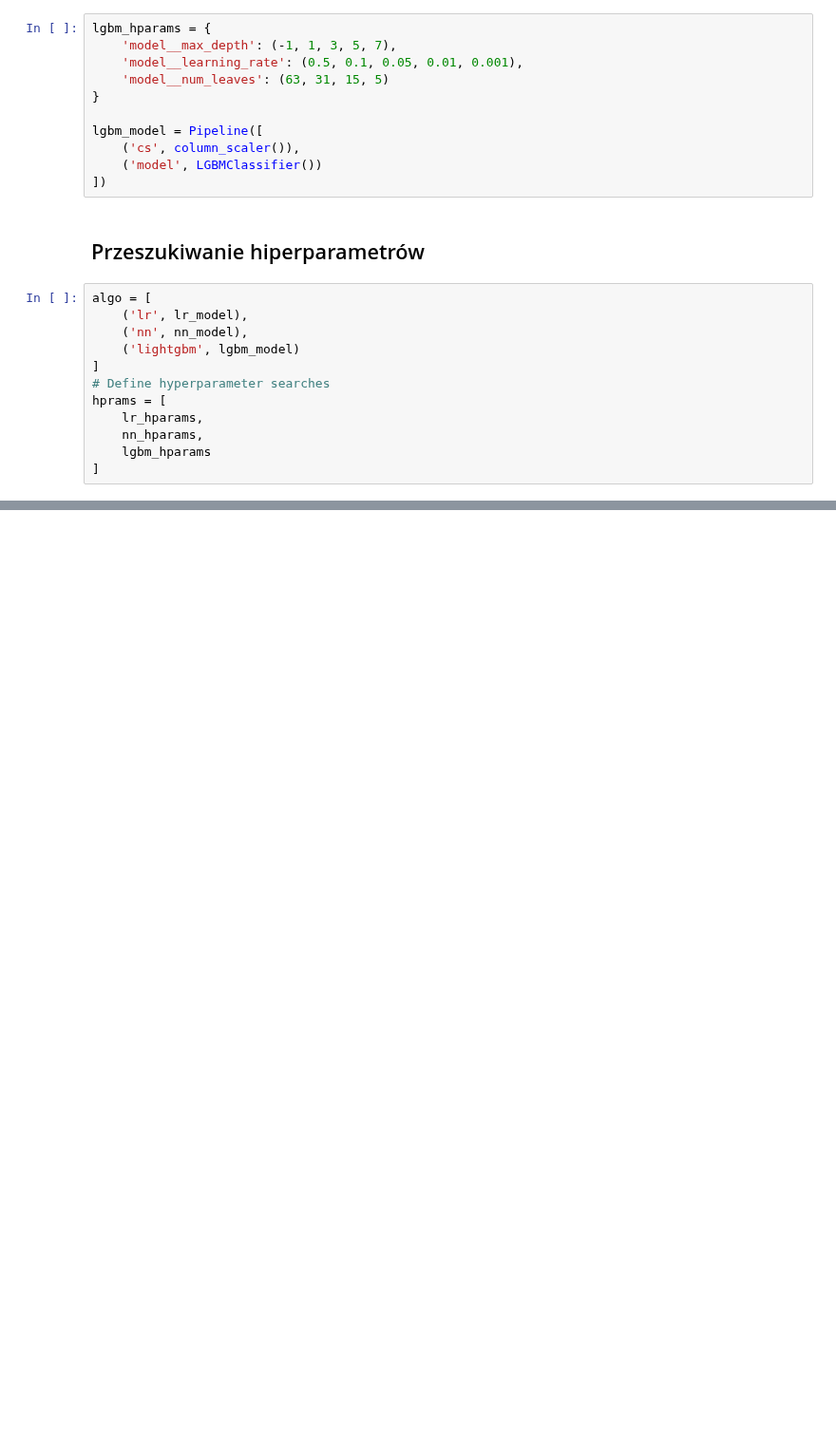
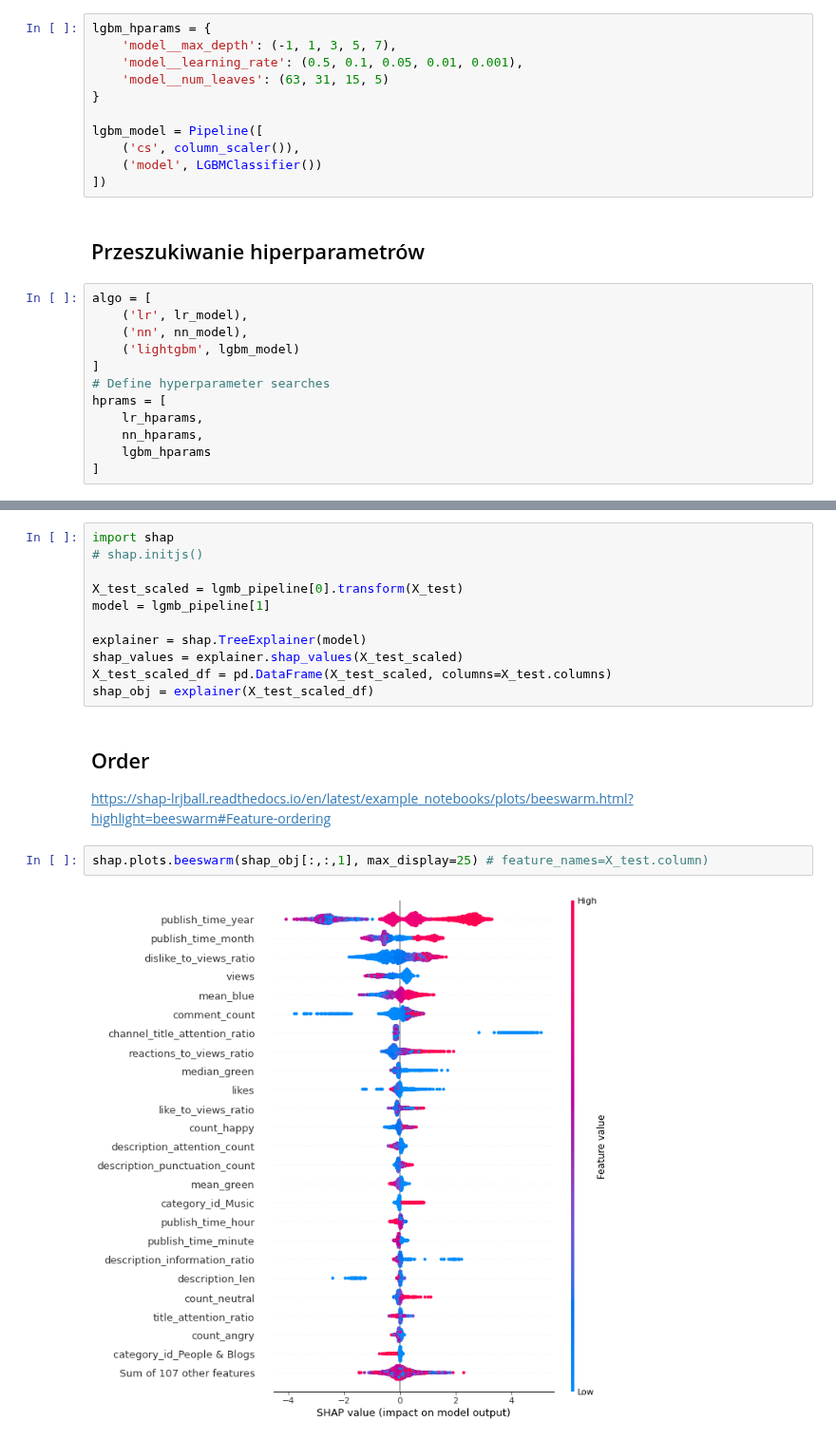
Before and after one commit to AxolotlOfConflagration/yt_trending_videos, a Jupyter notebook: checkpoint6.ipynb, the cells around one changed output, grey strips where cells are left out. Shown at 95% size. Drawn from its saved outputs; the diff is of its cells as text; blank space fills up the shorter version.

```diff
--- a/checkpoint6.ipynb
+++ b/checkpoint6.ipynb
@@ -386,0 +443,19 @@ df_results
+# %%
+import shap
+# shap.initjs()
+
+X_test_scaled = lgmb_pipeline[0].transform(X_test)
+model = lgmb_pipeline[1]
+
+explainer = shap.TreeExplainer(model)
+shap_values = explainer.shap_values(X_test_scaled)
+X_test_scaled_df = pd.DataFrame(X_test_scaled, columns=X_test.columns)
+shap_obj = explainer(X_test_scaled_df)
+# %% [markdown]
+## Order
+
+https://shap-lrjball.readthedocs.io/en/latest/example_notebooks/plots/beeswarm.html?highlight=beeswarm#Feature-ordering
+# %%
+shap.plots.beeswarm(shap_obj[:,:,1], max_display=25) # feature_names=X_test.column)
+# %% [output]
+[figure, added]
```
Also changed, not shown: parts of 14 cells of this notebook.
